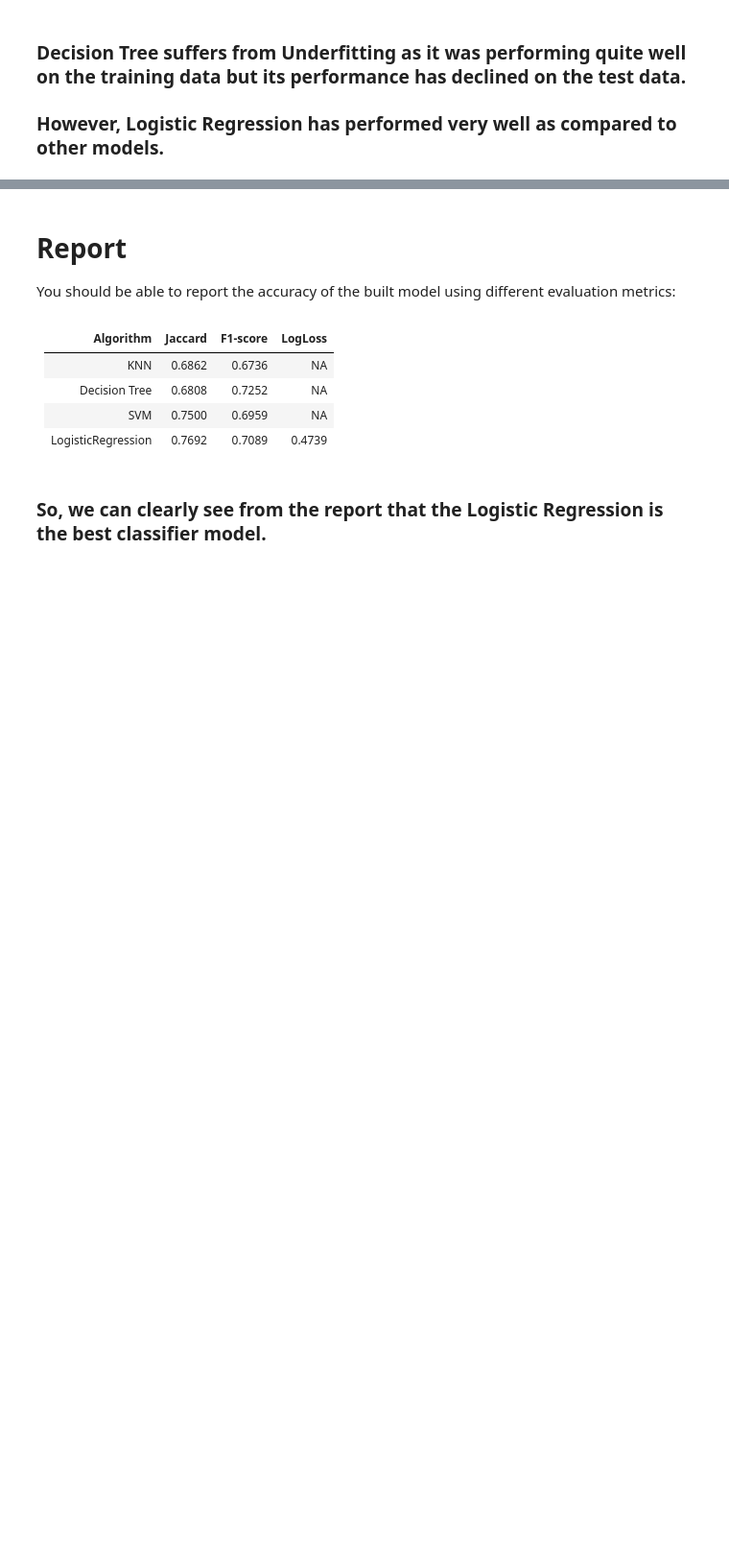
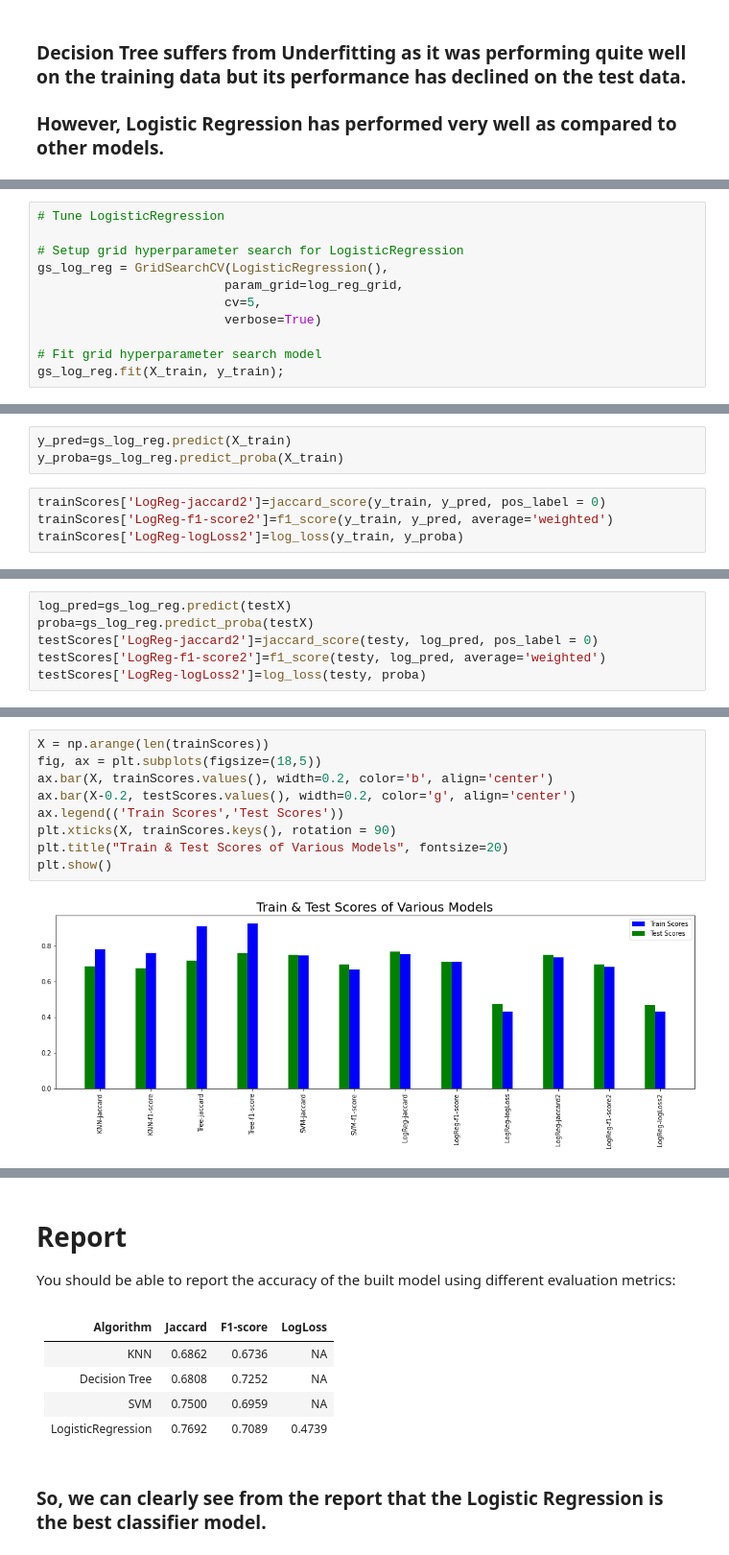
Before and after one commit to lakshya-1209/Coursera-ML-Project, a Jupyter notebook: Best Classifier Project Coursera.ipynb, the cells around one changed output, grey strips where cells are left out. Shown at 96% size. Saved outputs shown, nothing was run; the diff lists cells and outputs as text; blank space fills up the shorter version.

```diff
--- a/Best Classifier Project Coursera.ipynb
+++ b/Best Classifier Project Coursera.ipynb
@@ -640,0 +639,11 @@ list(Feature.columns)
+# %%
+# Tune LogisticRegression
+
+# Setup grid hyperparameter search for LogisticRegression
+gs_log_reg = GridSearchCV(LogisticRegression(),
+                         param_grid=log_reg_grid,
+                         cv=5,
+                         verbose=True)
+
+# Fit grid hyperparameter search model
+gs_log_reg.fit(X_train, y_train);
@@ -640,0 +658,7 @@ list(Feature.columns)
+# %%
+y_pred=gs_log_reg.predict(X_train)
+y_proba=gs_log_reg.predict_proba(X_train)
+# %%
+trainScores['LogReg-jaccard2']=jaccard_score(y_train, y_pred, pos_label = 0)
+trainScores['LogReg-f1-score2']=f1_score(y_train, y_pred, average='weighted')
+trainScores['LogReg-logLoss2']=log_loss(y_train, y_proba)
@@ -640,0 +680,6 @@ list(Feature.columns)
+# %%
+log_pred=gs_log_reg.predict(testX)
+proba=gs_log_reg.predict_proba(testX)
+testScores['LogReg-jaccard2']=jaccard_score(testy, log_pred, pos_label = 0)
+testScores['LogReg-f1-score2']=f1_score(testy, log_pred, average='weighted')
+testScores['LogReg-logLoss2']=log_loss(testy, proba)
@@ -640,0 +701,11 @@ list(Feature.columns)
+# %%
+X = np.arange(len(trainScores))
+fig, ax = plt.subplots(figsize=(18,5))
+ax.bar(X, trainScores.values(), width=0.2, color='b', align='center')
+ax.bar(X-0.2, testScores.values(), width=0.2, color='g', align='center')
+ax.legend(('Train Scores','Test Scores'))
+plt.xticks(X, trainScores.keys(), rotation = 90)
+plt.title("Train & Test Scores of Various Models", fontsize=20)
+plt.show()
+# %% [output]
+[figure, added]
```
Also changed, not shown: parts of 21 cells of this notebook.
